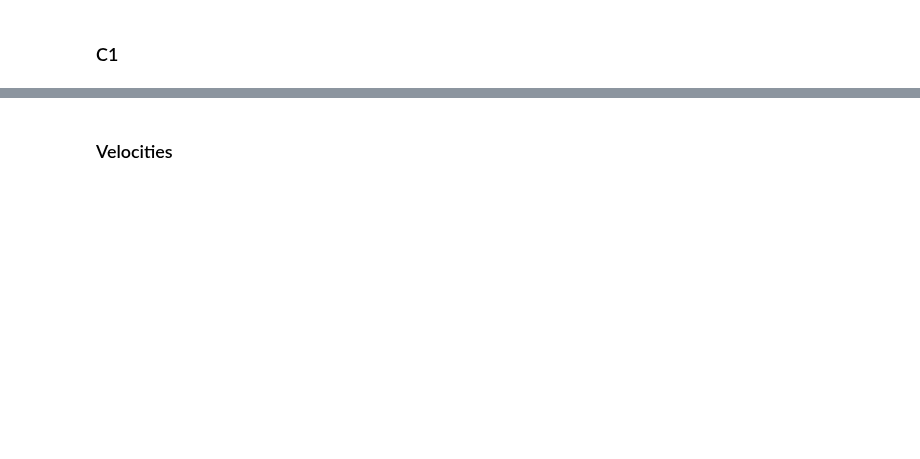
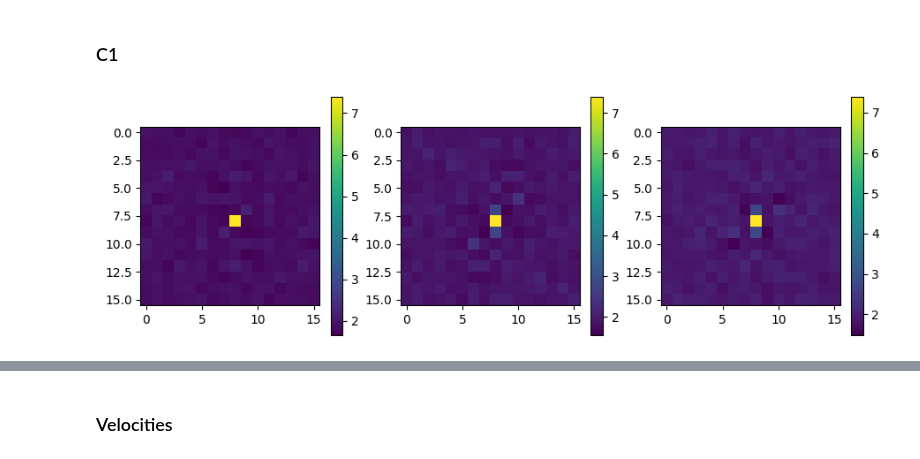
Before and after one commit to uschille/LBMeX, a Jupyter notebook: src_lbm/binary/analysis.ipynb, the cells around one changed output, grey strips where cells are left out. Cells and saved outputs as stored; diff of their text form; code cells hidden in the pictures; blank space fills up the shorter version.

```diff
--- a/src_lbm/binary/analysis.ipynb
+++ b/src_lbm/binary/analysis.ipynb
@@ -12,14 +12,15 @@ L = 16
 binsize = L//2
 correlated = True
 
-kappa = 0.01
+kappa = 0.0
 kbt = 1e-7
 u0 = 0
 cs2 = 1/3
-gamma = 1.0
-Lambda = 0.4
-T = 0.25
+gamma = 5.0
+chi = 0.5
+T = 0.4
 rho0 = 1.0
+phi0 = 0.0
 
 slc = np.s_[L//2, L//2, L//2]
 # %% [markdown]
@@ -43,9 +44,12 @@ def cs2k(kx, ky, kz, density, C0):
         out = thermal_cs2
     return out
 
-def mu_c(density, C0):
-    # return (-T*density*np.log((density - C0)/C0) - Lambda*(2.*C0 - density))/(2.*density)
-    return (-C0*Lambda*(C0 - density) - T*np.power(density, 2)/2)/(C0*density*(C0 - density))
+# def mu_c(density, C0):
+#     # return (-T*density*np.log((density - C0)/C0) - Lambda*(2.*C0 - density))/(2.*density)
+#     return (-C0*chi*(C0 - density) - T*np.power(density, 2)/2)/(C0*density*(C0 - density))
+
+def mu_c(rho0, phi0):
+    return (-2.*T*np.power(rho0, 2) - chi*np.power(phi0, 2) + chi*np.power(rho0, 2))/(2.*rho0*(np.power(phi0, 2) - np.power(rho0, 2)))
 
 def mu_ck(kx, ky, kz, density, C0):
     ref_state = mu_c(density, C0)
@@ -249,25 +281,31 @@ fig.tight_layout()
 # %%
 freqs = fft.fftshift(fft.fftfreq(L))
 kx, ky, kz = np.meshgrid(*tuple([2*np.pi*freqs for L in [L, L, L]]), indexing='ij')
+k2 = lattice_fourier_laplacian(kx, ky, kz)
 experiment_muck = mu_ck(kx, ky, kz, 1.0, 0.5)
 data = [np.array(ad[('boxlib', 'struct_fact_phi_phi')]).reshape(L, L, L)]
 
 test = data[0].copy()
-test[slc] *= kbt/(L**3*mu_c(rho_data, C1_data)*T)
+# test[slc] *= 3*T
 
 fig, axs = plt.subplots(1, 3, figsize = (9, 3))
 
 ax = axs[0]
+test *= (experiment_muck)
 im = ax.imshow(test[L//2, :, :])
 plt.colorbar(im, ax = ax)
 
 ax = axs[1]
 im = ax.imshow(test[:, L//2, :])
 plt.colorbar(im, ax = ax)
 
 ax = axs[2]
 im = ax.imshow(test[:, :, L//2])
 plt.colorbar(im, ax = ax)
+
+fig.tight_layout()
+# %% [output]
+[figure, added]
 # %%
 data = [np.array(ad[('boxlib', 'struct_fact_phi_phi')]).reshape(L, L, L)]
 
```
Also changed, not shown: parts of 12 cells of this notebook, 6 other files.
